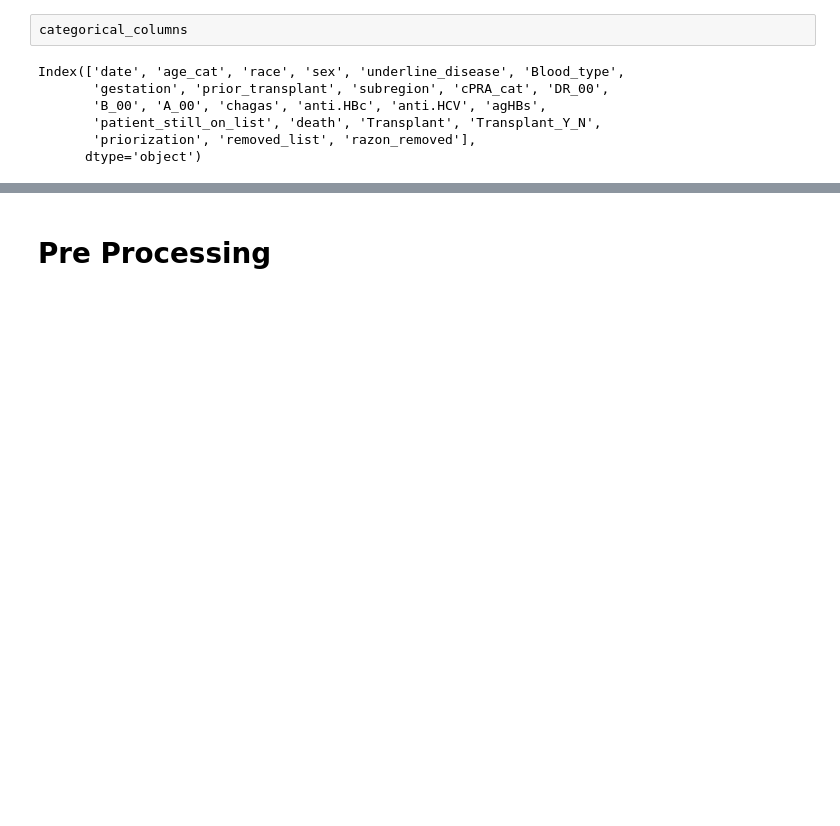
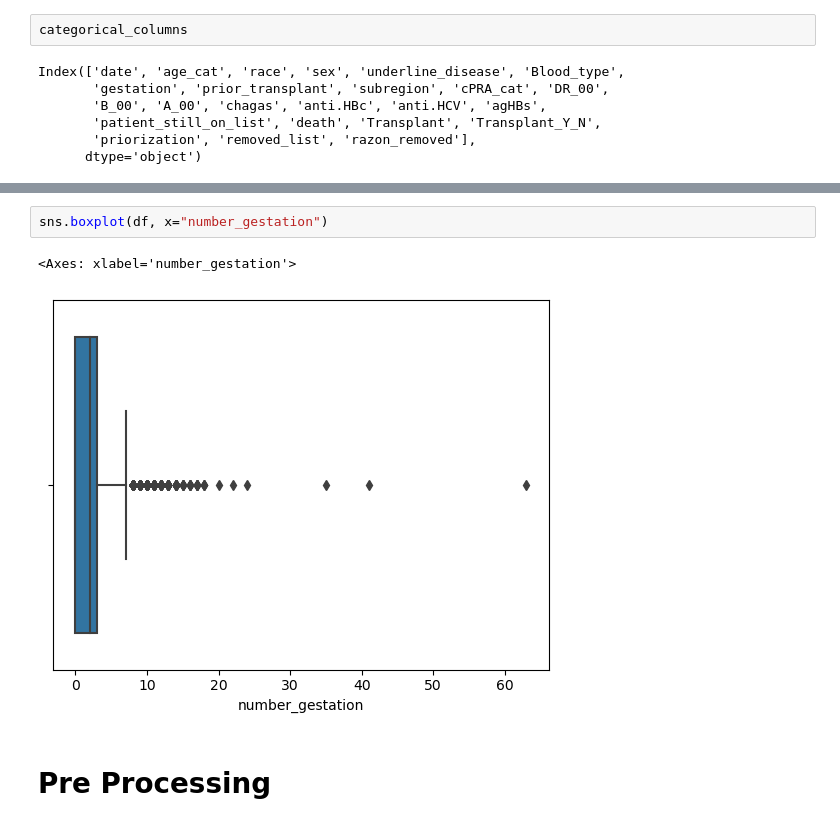
Before and after one commit to nancydu317/SEP786_kidney_transplant_wait_time, a Jupyter notebook: data_EDA.ipynb, the cells around one changed output, grey strips where cells are left out. Drawn from its saved outputs; the diff is of its cells as text; blank space fills up the shorter version.

```diff
--- a/data_EDA.ipynb
+++ b/data_EDA.ipynb
@@ -57,3 +65,8 @@ df["razon_removed"].unique()
+# %%
+sns.boxplot(df, x="number_gestation")
+# %% [output]
+<Axes: xlabel='number_gestation'>
+[figure, added]
 # %% [markdown]
 # Pre Processing
 # %%
```
Also changed, not shown: parts of 22 cells of this notebook, 1 other file.
